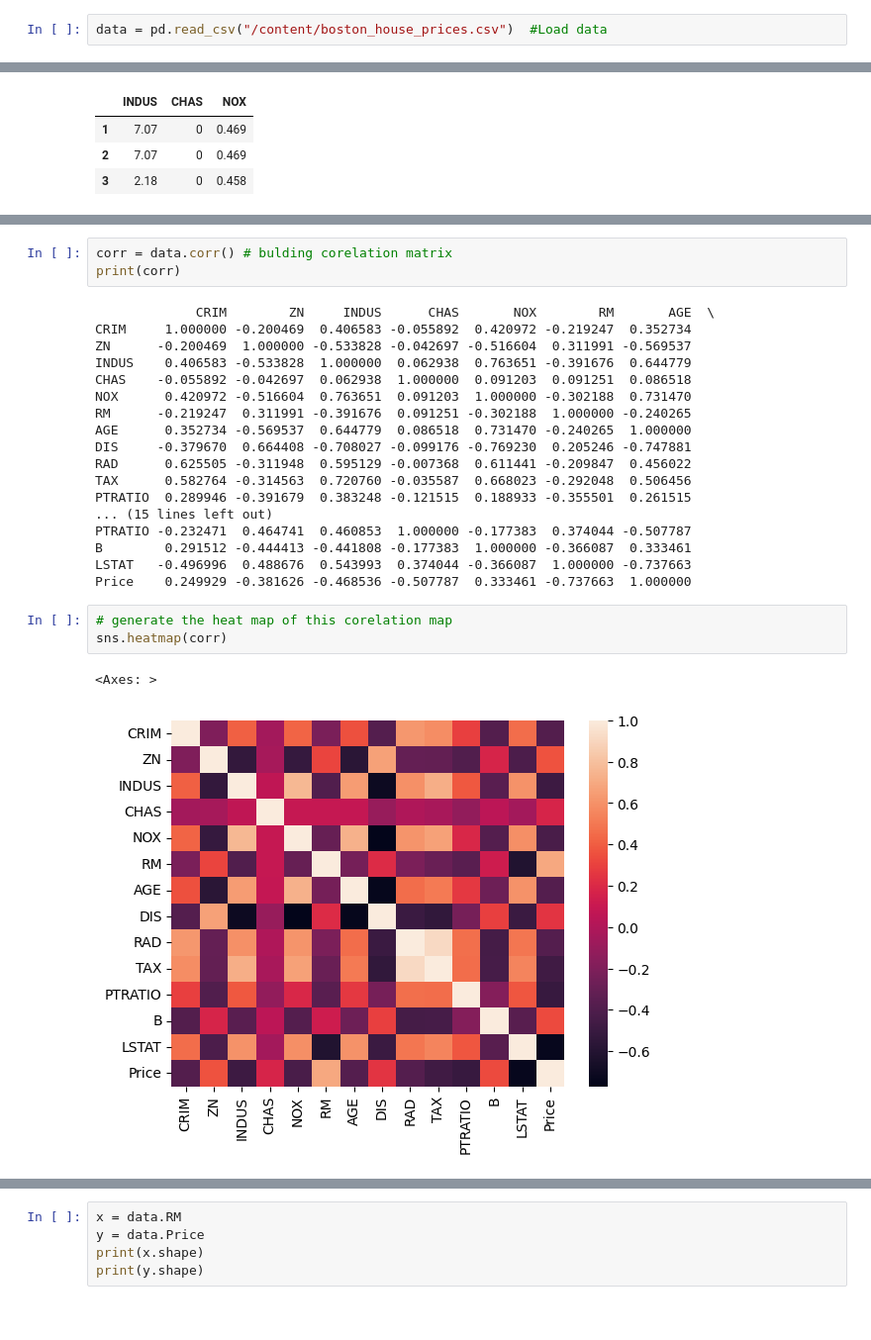
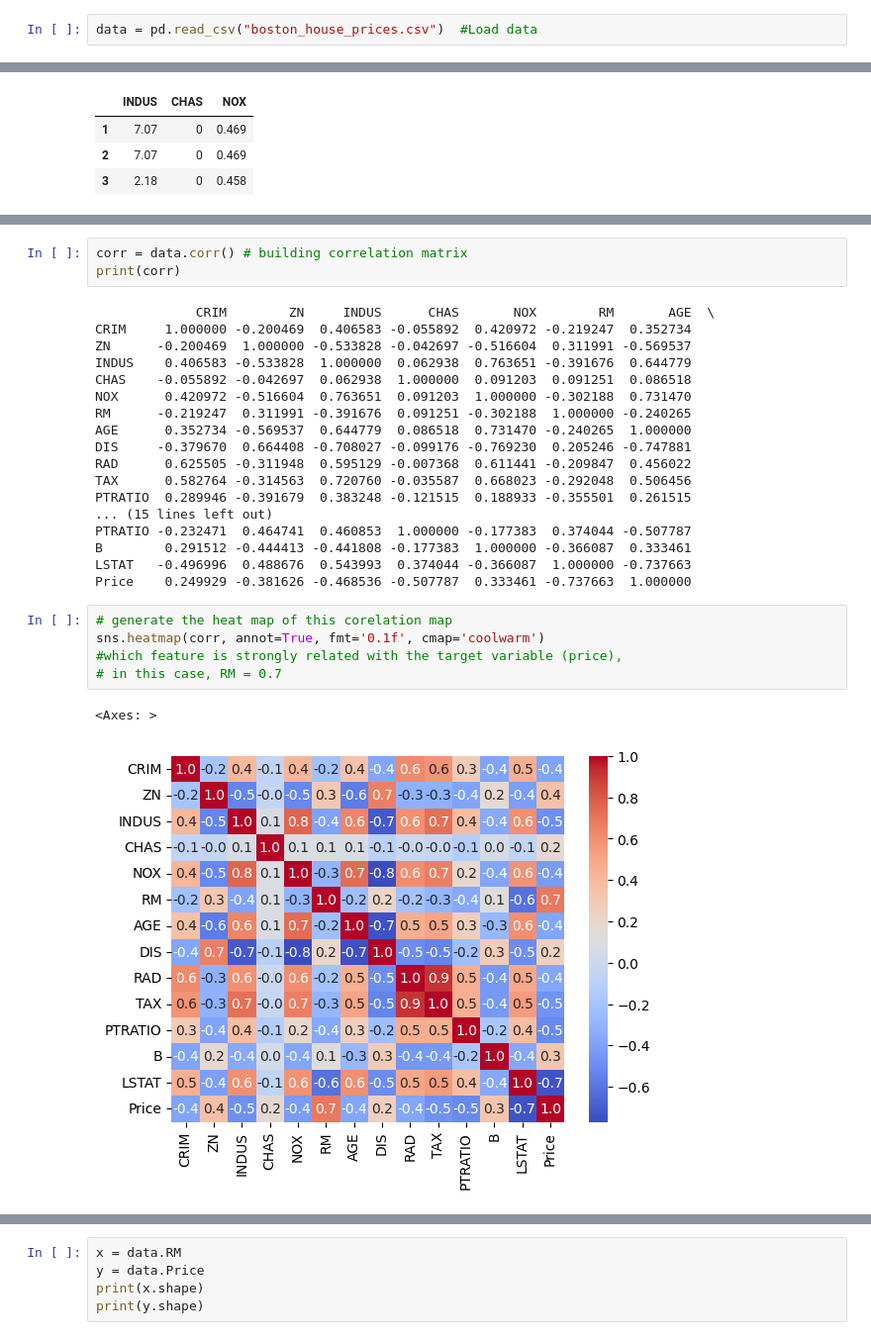
Before and after one commit to a-hamzah/ce-sml-regression-classification, a Jupyter notebook: aml-class/LAB2_AML.ipynb, the cells around one changed output, grey strips where cells are left out. Shown: that part at 99% size. Drawn from its saved outputs; the diff is of its cells as text.

```diff
--- a/aml-class/LAB2_AML.ipynb
+++ b/aml-class/LAB2_AML.ipynb
@@ -11,7 +11,7 @@ from sklearn.linear_model import LinearRegression       #to build linear regress
 from sklearn.model_selection import train_test_split    #for calling test_train_split function
 from sklearn.metrics import mean_squared_error          #for evaluating the performance of the model
 # %%
-data = pd.read_csv("/content/boston_house_prices.csv")  #Load data
+data = pd.read_csv("boston_house_prices.csv")  #Load data
 # %%
 #calling a few functions
 print(type(data))
@@ -156,5 +153,5 @@ data.iloc[0:1,0:4]
 # %%
-corr = data.corr() # bulding corelation matrix
+corr = data.corr() # building correlation matrix
 print(corr)
 # %% [output]
              CRIM        ZN     INDUS      CHAS       NOX        RM       AGE  \
@@ -176,7 +173,9 @@ LSTAT   -0.496996  0.488676  0.543993  0.374044 -0.366087  1.000000 -0.737663
 Price    0.249929 -0.381626 -0.468536 -0.507787  0.333461 -0.737663  1.000000
 # %%
 # generate the heat map of this corelation map
-sns.heatmap(corr)
+sns.heatmap(corr, annot=True, fmt='0.1f', cmap='coolwarm')
+#which feature is strongly related with the target variable (price),
+# in this case, RM = 0.7
 # %% [output]
 <Axes: >
-[figure, old version]
+[figure, new version]
```
Also changed, not shown: parts of 20 cells of this notebook.
